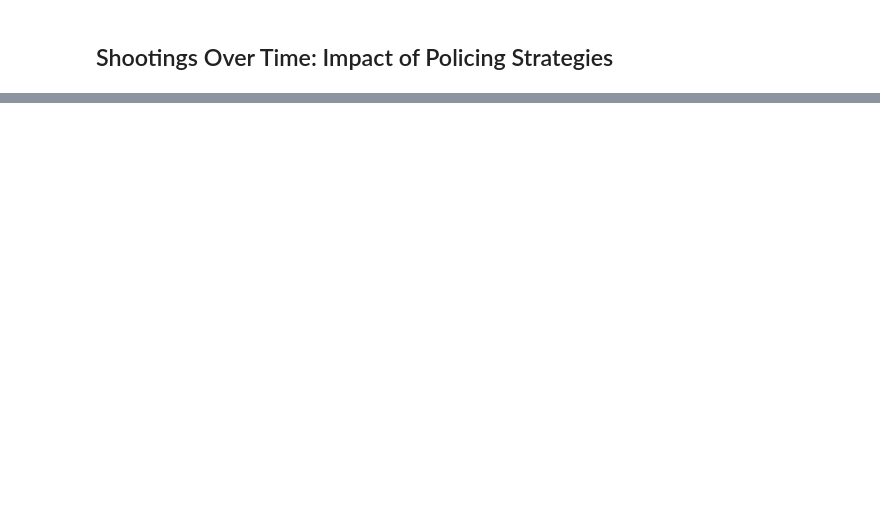
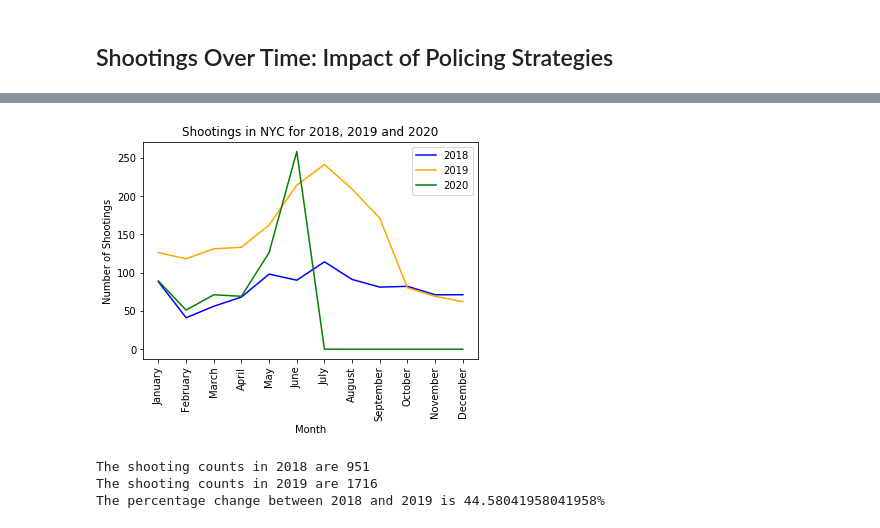
Before and after one commit to taftap8/CrimeProject, a Jupyter notebook: Crime Project - Final Data Analysis.ipynb, the cells around one changed output, grey strips where cells are left out. Drawn from its saved outputs; the diff is of its cells as text; code cells hidden in the pictures; blank space fills up the shorter version.

```diff
--- a/Crime Project - Final Data Analysis.ipynb
+++ b/Crime Project - Final Data Analysis.ipynb
@@ -309,0 +355,8 @@ In 2015, the Neighborhood Policing strategy was introduced. Between the years of
+# %%
+# Grouping by the Year and Month to get the counts per year and month and placing that information in a dataframe
+shooting_month_year_groupby = shooting_df.groupby(["Year","ShootingMonth"])
+counts_year_month = shooting_month_year_groupby["INCIDENT_KEY"].count()
+counts_year_month_df = pd.DataFrame(counts_year_month)
+# %%
+# Resetting the index
+counts_year_month_df.reset_index(inplace=True)
@@ -309,0 +393,55 @@ In 2015, the Neighborhood Policing strategy was introduced. Between the years of
+# %%
+# Appending the rest of the data with the rest of the year data
+all_months_years_df = counts_year_month_df.append(rest_of_year_2020_df, ignore_index=True)
+# %%
+# Creating a data frame for 2018, 2019, and 2020
+# 2019 saw an increase in shootings. Comparing the year prior and the current year
+counts_year_month_2018_df = all_months_years_df.loc[all_months_years_df["Year"] == 2018]
+counts_year_month_2019_df = all_months_years_df.loc[all_months_years_df["Year"] == 2019]
+counts_year_month_2020_df = all_months_years_df.loc[all_months_years_df["Year"] == 2020]
+# %%
+# Creating a line graph of 2018, 2019, 2020
+x_axis = all_months_years_df["ShootingMonth"].unique()
+
+y_axis_2018 = counts_year_month_2018_df["INCIDENT_KEY"]
+y_axis_2019 = counts_year_month_2019_df["INCIDENT_KEY"]
+y_axis_2020 = counts_year_month_2020_df["INCIDENT_KEY"]
+
+year_2018, = plt.plot(x_axis, y_axis_2018, color="blue", label="2018" )
+
+years_2018_2019, = plt.plot(x_axis,y_axis_2019,label="2019",color="orange")
+
+years_2018_2019_2020, = plt.plot(x_axis,y_axis_2020,label="2020",color="green")
+
+# Create a legend for our chart
+plt.legend(handles=[year_2018,years_2018_2019, years_2018_2019_2020], loc="best")
+plt.xticks(rotation=90)
+
+plt.xlabel('Month')
+plt.ylabel('Number of Shootings')
+plt.title("Shootings in NYC for 2018, 2019 and 2020")
+
+# Save statistical analysis box plot
+plt.savefig("Images/NYC_Shootings_Years2018_2019_2020_Analysis.png")
+
+# Show the chart
+plt.show()
+# %% [output]
+[figure, added]
+# %%
+# Percent change in total shootings between 2018 and 2019
+shootings_2018_df = shooting_df.loc[shooting_df["Year"] == 2018]
+shooting_counts_2018 = shootings_2018_df["INCIDENT_KEY"].count()
+
+shootings_2019_df = shooting_df.loc[shooting_df["Year"] == 2019]
+shooting_counts_2019 = shootings_2019_df["INCIDENT_KEY"].count()
+
+perc_chg_2018_2019 = (shooting_counts_2019 - shooting_counts_2018) / shooting_counts_2019 * 100
+
+print(f"The shooting counts in 2018 are {shooting_counts_2018}")
+print(f"The shooting counts in 2019 are {shooting_counts_2019}")
+print(f"The percentage change between 2018 and 2019 is {perc_chg_2018_2019}%")
+# %% [output]
+The shooting counts in 2018 are 951
+The shooting counts in 2019 are 1716
+The percentage change between 2018 and 2019 is 44.58041958041958%
```
Also changed, not shown: parts of 17 cells of this notebook, 4 other files.
